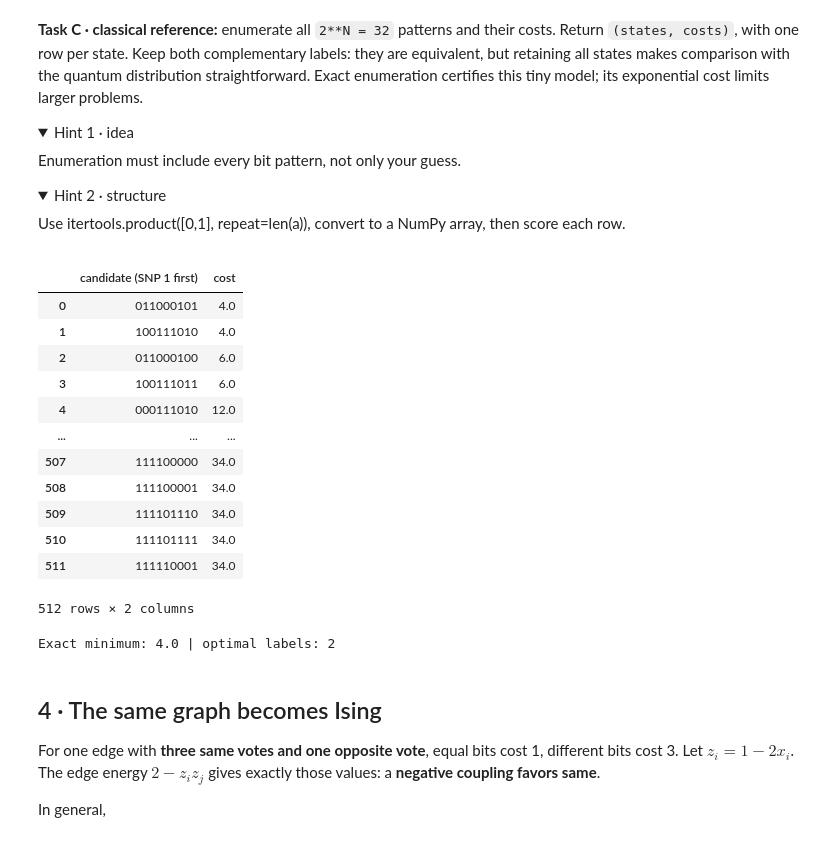
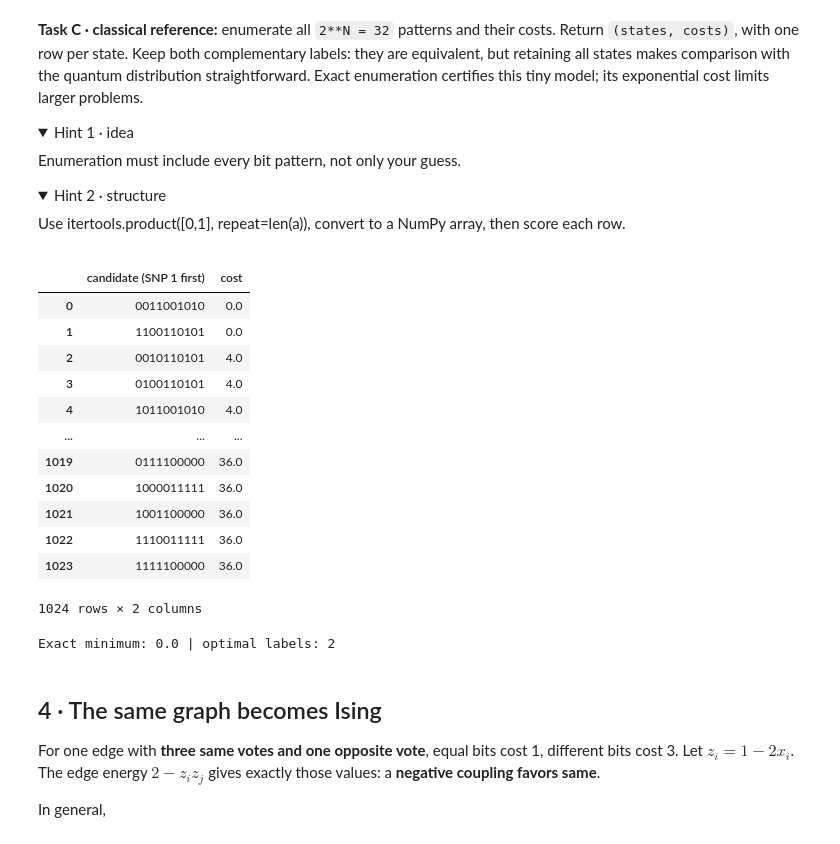
Before and after one commit to LaviniaManolescu/NeuroQ, a Jupyter notebook: Quantum_Genome_Detective_Lab_Stefano.ipynb, the cells around one changed output. Cells and saved outputs as stored; diff of their text form; code cells hidden in the pictures; folded sections open.

Commit message:
illumina_job

```diff
--- a/Quantum_Genome_Detective_Lab_Stefano.ipynb
+++ b/Quantum_Genome_Detective_Lab_Stefano.ipynb
@@ -147,7 +77,7 @@ import numpy as np
 import itertools
 
 # Încărcăm datele din JSON
-with open('reads_data.json', 'r') as f:
+with open('illumina.json', 'r') as f:
     data = json.load(f)
 
 N = data['metadata']['num_snps']
@@ -307,38 +322,41 @@ def exact_reference(a, d):
 # %%
 import pandas as pd
 import numpy as np
 import itertools
 
 # Re-definim funcția ajutătoare 'text'
 def text(x):
     return ''.join(map(str, x))
+
+# --- LINIA LIPSĂ: Generăm stările și costurile ---
+states, costs = exact_reference(A, D)
 
 # Testele de asertare și calculul minimului
 assert states.shape==(2**N,N) and costs.shape==(2**N,), 'Return all states and one cost per row.'
 assert set(map(tuple,states))==set(itertools.product([0,1],repeat=N)), 'Missing or repeated states.'
 assert np.allclose(costs,[pairwise_cost(x,A,D) for x in states]), 'Costs must match states.'
 OPTIMUM=float(costs.min())
 
 # Afișarea tabelului Pandas
 display(pd.DataFrame({'candidate (SNP 1 first)':[text(x) for x in states], 'cost':costs})
         .sort_values('cost',kind='stable').reset_index(drop=True))
 
 print('Exact minimum:',OPTIMUM,'| optimal labels:',sum(np.isclose(costs,OPTIMUM)))
 # %% [output]
 |  | candidate (SNP 1 first) | cost |
-| 0 | 011000101 | 4.0 |
-| 1 | 100111010 | 4.0 |
-| 2 | 011000100 | 6.0 |
-| 3 | 100111011 | 6.0 |
-| 4 | 000111010 | 12.0 |
+| 0 | 0011001010 | 0.0 |
+| 1 | 1100110101 | 0.0 |
+| 2 | 0010110101 | 4.0 |
+| 3 | 0100110101 | 4.0 |
+| 4 | 1011001010 | 4.0 |
 | ... | ... | ... |
-| 507 | 111100000 | 34.0 |
-| 508 | 111100001 | 34.0 |
-| 509 | 111101110 | 34.0 |
-| 510 | 111101111 | 34.0 |
-| 511 | 111110001 | 34.0 |
+| 1019 | 0111100000 | 36.0 |
+| 1020 | 1000011111 | 36.0 |
+| 1021 | 1001100000 | 36.0 |
+| 1022 | 1110011111 | 36.0 |
+| 1023 | 1111100000 | 36.0 |
-512 rows × 2 columns
+1024 rows × 2 columns
-Exact minimum: 4.0 | optimal labels: 2
+Exact minimum: 0.0 | optimal labels: 2
 # %% [markdown]
 ## 4 · The same graph becomes Ising
 For one edge with **three same votes and one opposite vote**, equal bits cost 1, different bits cost 3.
```
Also changed, not shown: parts of 13 cells of this notebook, 2 other files.
